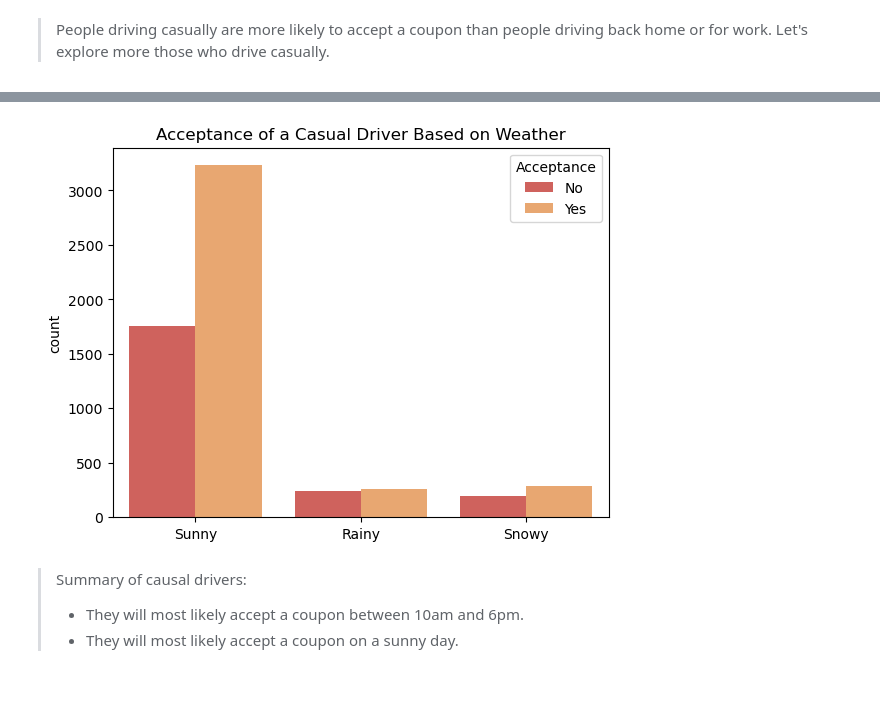
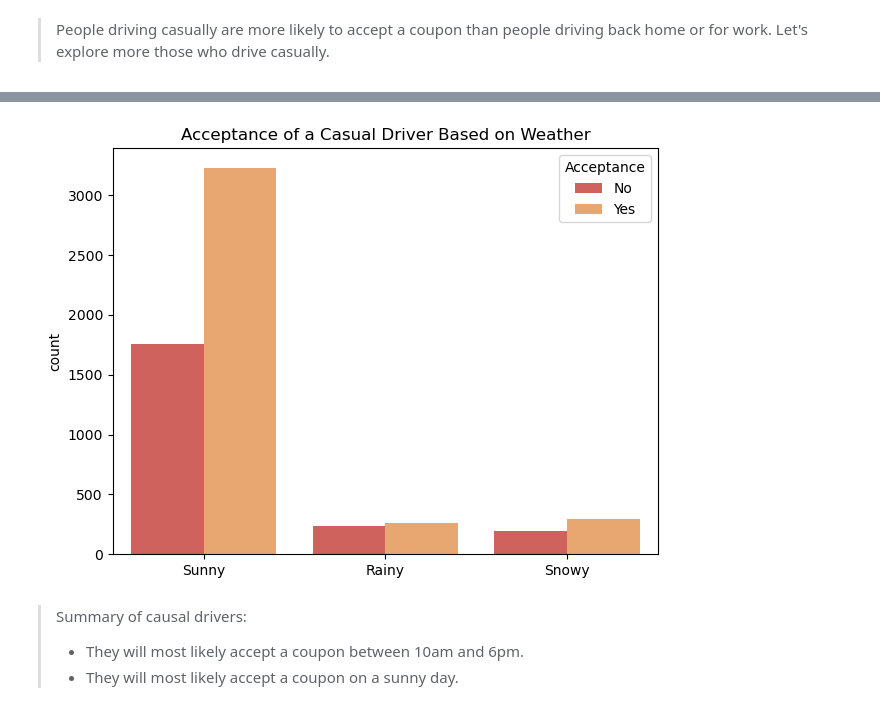
Before and after one commit to outdegree/BH-PCMLAI-M5-App1, a Jupyter notebook: prompt.ipynb, the cells around one changed output, grey strips where cells are left out. Saved outputs shown, nothing was run; the diff lists cells and outputs as text; code cells hidden in the pictures; blank space fills up the shorter version.

```diff
--- a/prompt.ipynb
+++ b/prompt.ipynb
@@ -454,12 +460,13 @@ plt.show()
 # %%
 sns.countplot(not_urgent, x='weather', hue='Y', order = not_urgent['weather'].value_counts().index)
 plt.title("Acceptance of a Casual Driver Based on Weather")
 plt.legend(title='Acceptance', labels=['No', 'Yes'])
 plt.xlabel('')
-plt.savefig("images/driver_casual_driving_weather.png")
+plt.tight_layout()
+plt.savefig('images/driver_casual_driving_weather.png')
 plt.show()
 # %% [output]
-[figure, old version]
+[figure, new version]
 # %% [markdown]
 > Summary of causal drivers:
 > - They will most likely accept a coupon between 10am and 6pm.
```
Also changed, not shown: parts of 5 cells of this notebook, 7 other files.
